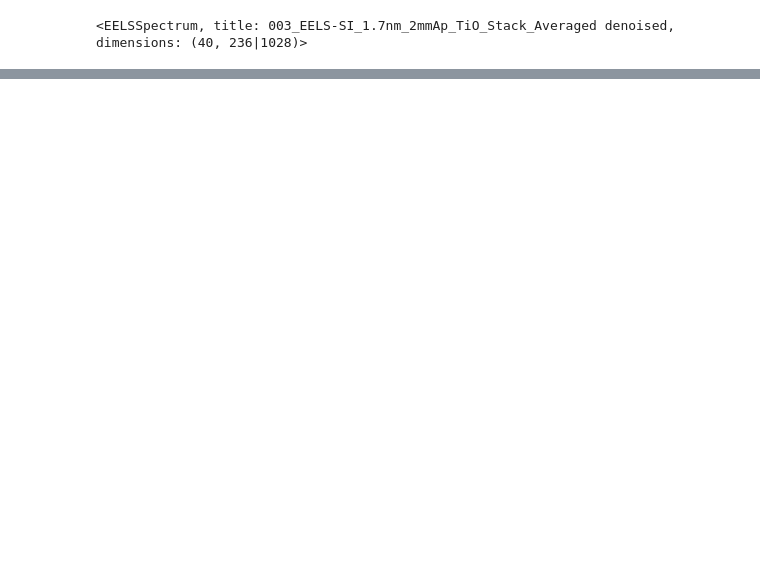
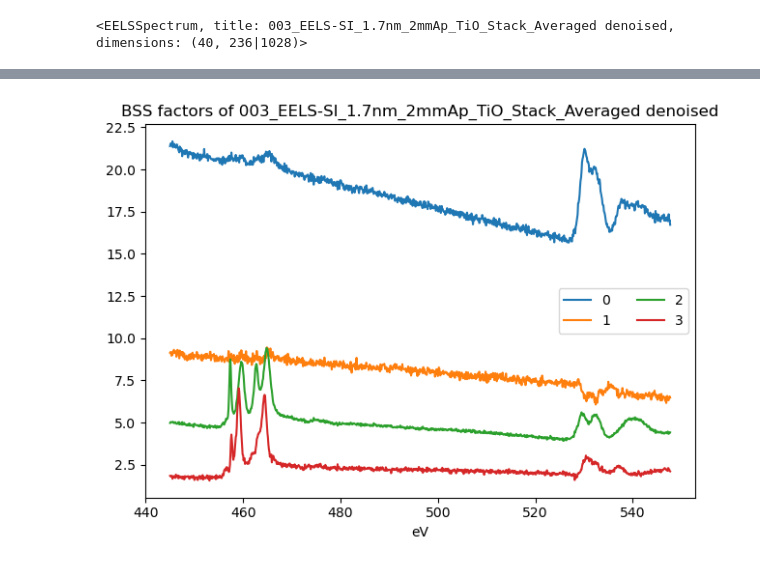
Before and after one commit to GeriTopore/EELS_Data_Workshop, a Jupyter notebook: EELS_Data_Analysis.ipynb, the cells around one changed output, grey strips where cells are left out. Drawn from its saved outputs; the diff is of its cells as text; code cells hidden in the pictures; blank space fills up the shorter version.

```diff
--- a/EELS_Data_Analysis.ipynb
+++ b/EELS_Data_Analysis.ipynb
@@ -3,8 +3,8 @@
 # %%
 import hyperspy.api as hs
 # %%
-s2 = hs.load("003_EELS-SI_1.7nm_2mmAp_TiO_Stack_Averaged denoised.dm3")
-s2
+s = hs.load("003_EELS-SI_1.7nm_2mmAp_TiO_Stack_Averaged denoised.dm3")
+s
 # %% [output]
 <EELSSpectrum, title: 003_EELS-SI_1.7nm_2mmAp_TiO_Stack_Averaged denoised, dimensions: (40, 236|1028)>
 # %%
@@ -11,0 +12,3 @@ s2.plot()
+# %%
+s.set_microscope_parameters(beam_energy=300, collection_angle=50, convergence_angle=40)
+s.metadata
@@ -11,0 +17,3 @@ s2.plot()
+# %%
+s = s.inav[1:-1, 1:-1]
+s
@@ -11,0 +51,4 @@ s2.plot()
+# %%
+s.plot_bss_factors()
+# %% [output]
+[figure, added]
```
Also changed, not shown: parts of 46 cells of this notebook, 1 other file.
